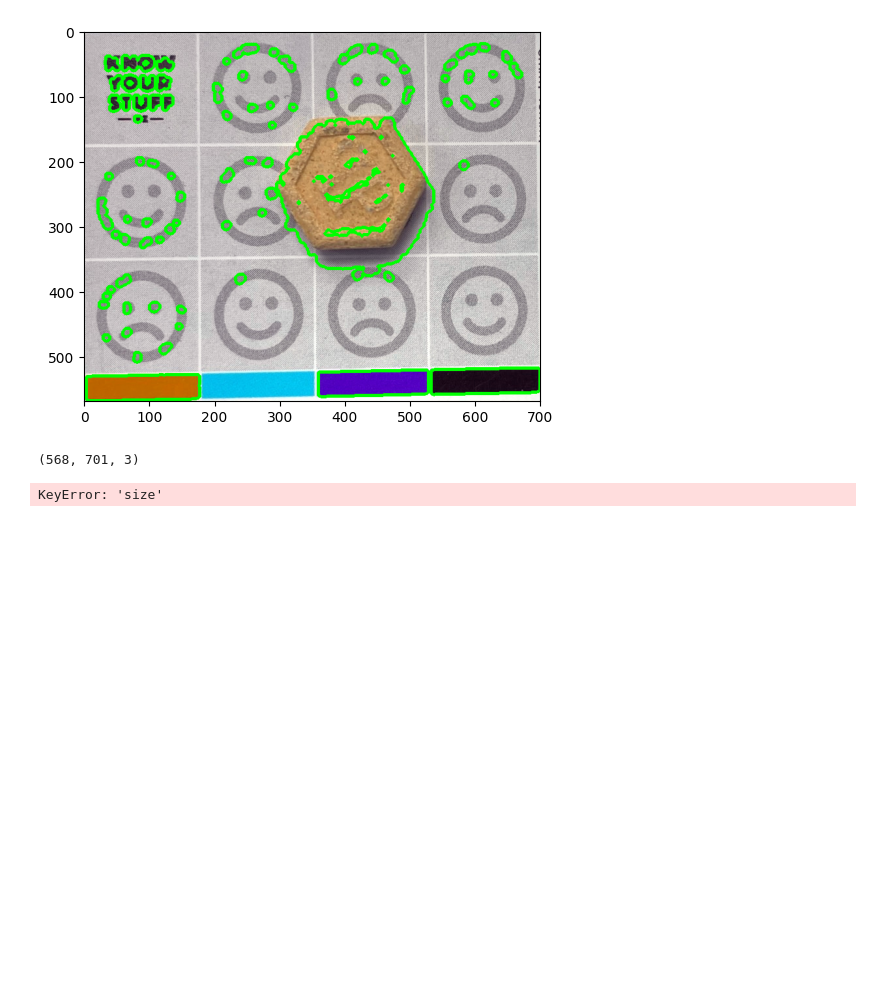
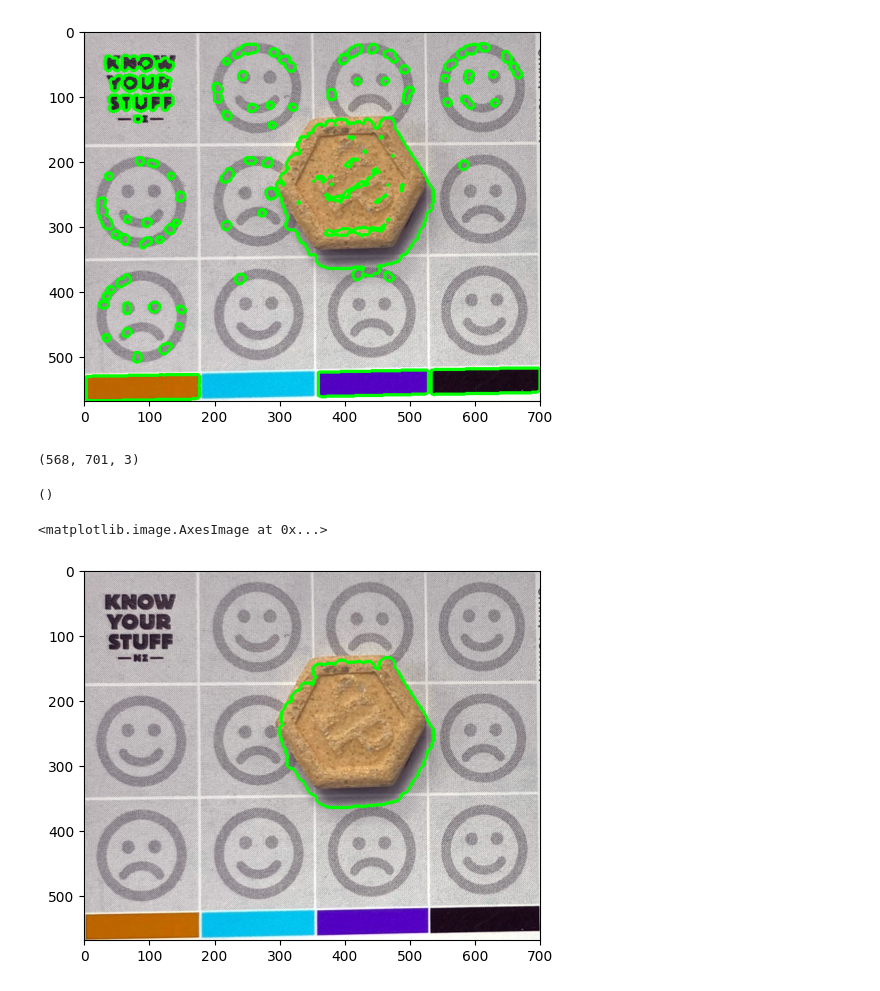
Before and after one commit to damiah/pill-checker, a Jupyter notebook: scrape_data.ipynb, the cells around one changed output. Saved outputs shown, nothing was run; the diff lists cells and outputs as text; code cells hidden in the pictures; blank space fills up the shorter version.

```diff
--- a/scrape_data.ipynb
+++ b/scrape_data.ipynb
@@ -210,41 +210,46 @@ def get_contours_info(contours):
                                             by='size', ascending=False)
 
     return contours_ranked_df
+# %%
+contours
+# %% [output]
+()
 # %%
 im = cv2.imread('images/Blue hexagon.png')
 'Four Leaf Clover – green'
 # im = cv2.imread('images/Givenchy – purple.png')
 
 #pre crop the image to a slimmer version (image is almost always in near the centre)
 #cut 100 each way
 
 # im = im[0:400, 200:600]
 
 def get_contours(im):
 
     imgray = cv2.cvtColor(im, cv2.COLOR_BGR2GRAY)
 #     imgray = cv2.blur(imgray, (15,15))
     # blur
-    blur = cv2.GaussianBlur(imgray, (5,5), cv2.BORDER_DEFAULT)
-    canny = cv2.Canny(blur, 100, 200)
-#     ret, thresh = cv2.threshold(imgray, 170, 255, cv2.THRESH_BINARY_INV)
+#     blur = cv2.GaussianBlur(imgray, (5,5), cv2.BORDER_DEFAULT)
+#     canny = cv2.Canny(blur, 100, 200)
+    ret, thresh = cv2.threshold(imgray, 170, 255, cv2.THRESH_BINARY_INV)
 
     # divide gray by morphology image
 #     thresh = cv2.divide(imgray, smooth, scale=192)
 
-    dilated = cv2.morphologyEx(canny, cv2.MORPH_OPEN, cv2.getStructuringElement(cv2.MORPH_ELLIPSE,(20,20)))
+    dilated = cv2.morphologyEx(thresh, cv2.MORPH_OPEN, cv2.getStructuringElement(cv2.MORPH_ELLIPSE,(20,20)))
     contours, hierarchy = cv2.findContours(dilated, cv2.RETR_LIST, cv2.CHAIN_APPROX_SIMPLE)
 
     return contours
 
 
 contours = get_contours(im)
 contours_ranked_df = get_contours_info(contours)
 for k, _ in enumerate(contours):
     cnt_subset = contours[contours_ranked_df.reset_index()['index'][0]]
 #     cnt_subset = contours
     cv2.drawContours(im, [cnt_subset], -1, (0,255,0), 3)
 plt.imshow(im)
 # %% [output]
-KeyError: 'size'
+<matplotlib.image.AxesImage at 0x...>
+[figure, added]
 # %%
```
Also changed, not shown: parts of 3 cells of this notebook.
